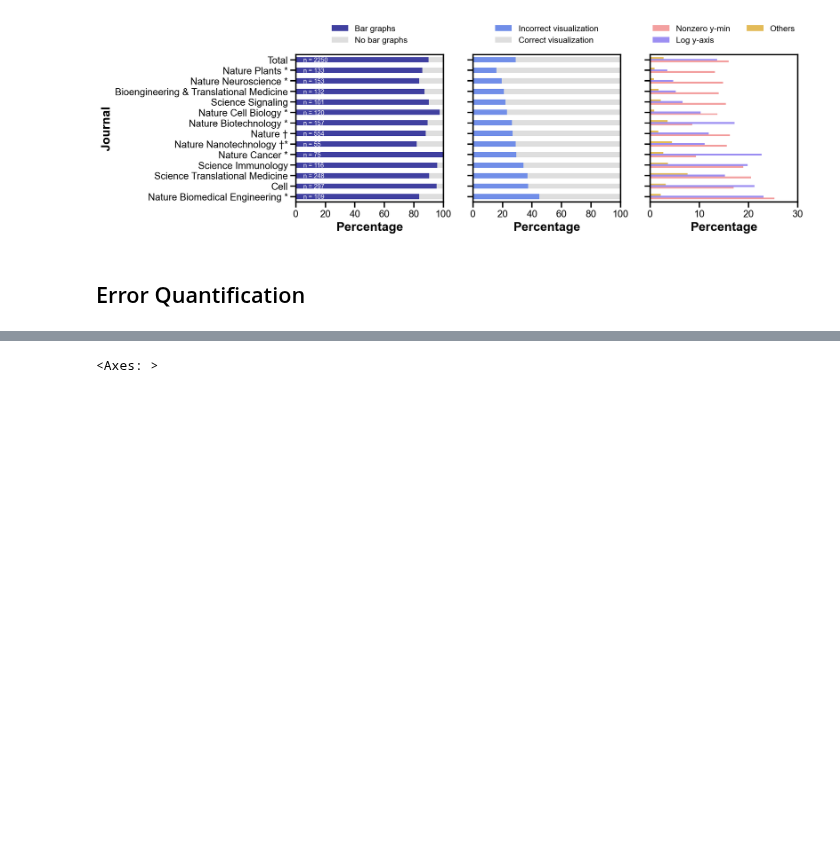
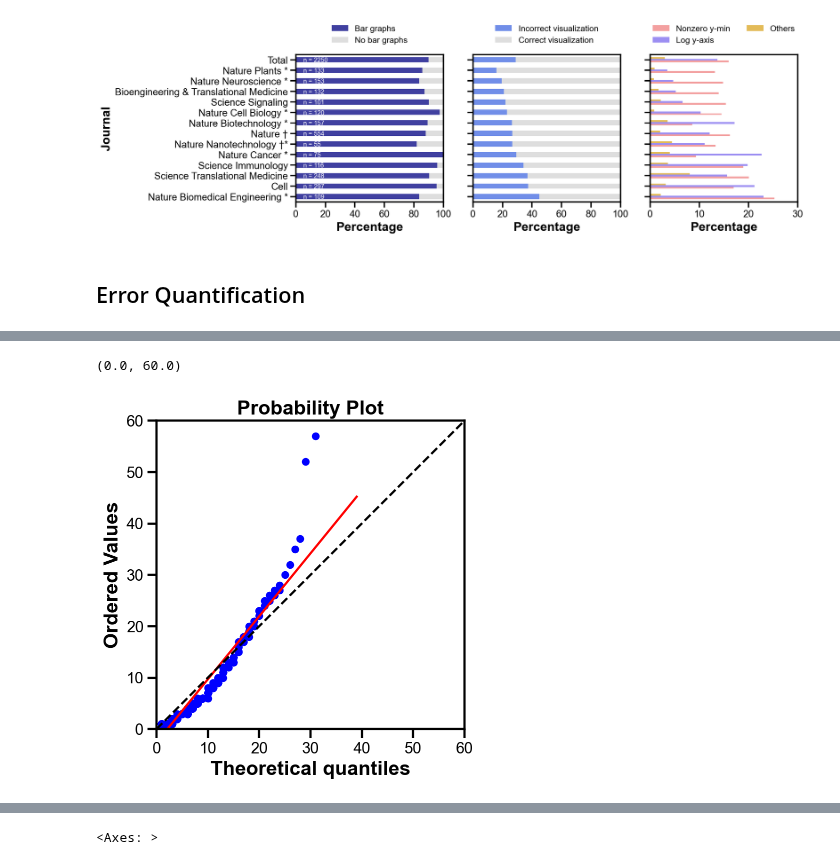
Before and after one commit to tengjuilin/misused-bar-graphs, a Jupyter notebook: bar-graph-classification.ipynb, the cells around one changed output, grey strips where cells are left out. Cells and saved outputs as stored; diff of their text form; code cells hidden in the pictures; blank space fills up the shorter version.

```diff
--- a/bar-graph-classification.ipynb
+++ b/bar-graph-classification.ipynb
@@ -159,0 +168,18 @@ sns.barplot(file_df.groupby('Journal').agg({'Fig ID': 'count'}).T)
+# %%
+import scipy
+import statsmodels.api as sm
+fig, ax = plt.subplots(figsize=(5, 5))
+res = scipy.stats.probplot(
+    file_df.groupby('DOI').agg({'Fig ID': 'count'}).T.values.reshape(-1),
+    dist=scipy.stats.geom,
+    sparams=(0.16,),
+    plot=ax,
+)
+ax.plot([0, 60], [0, 60], 'k--')
+ax.set_box_aspect(1)
+ax.set_aspect('equal')
+ax.set_xlim(0, 60)
+ax.set_ylim(0, 60)
+# %% [output]
+(0.0, 60.0)
+[figure, added]
```
Also changed, not shown: parts of 11 cells of this notebook.
